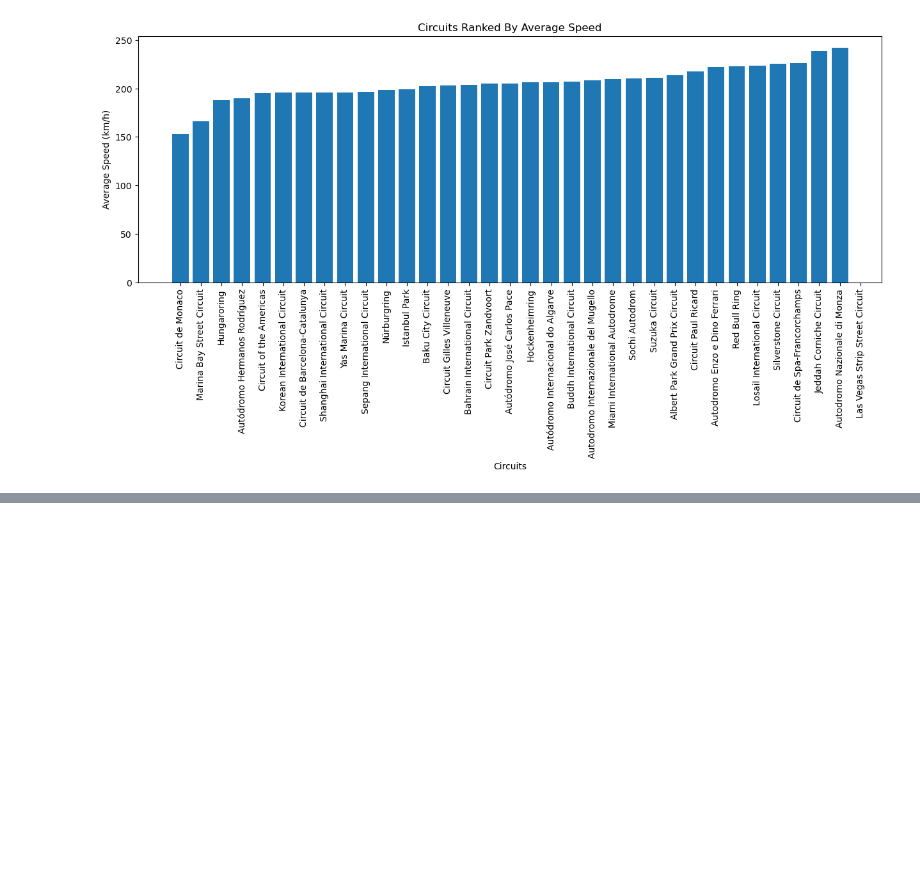
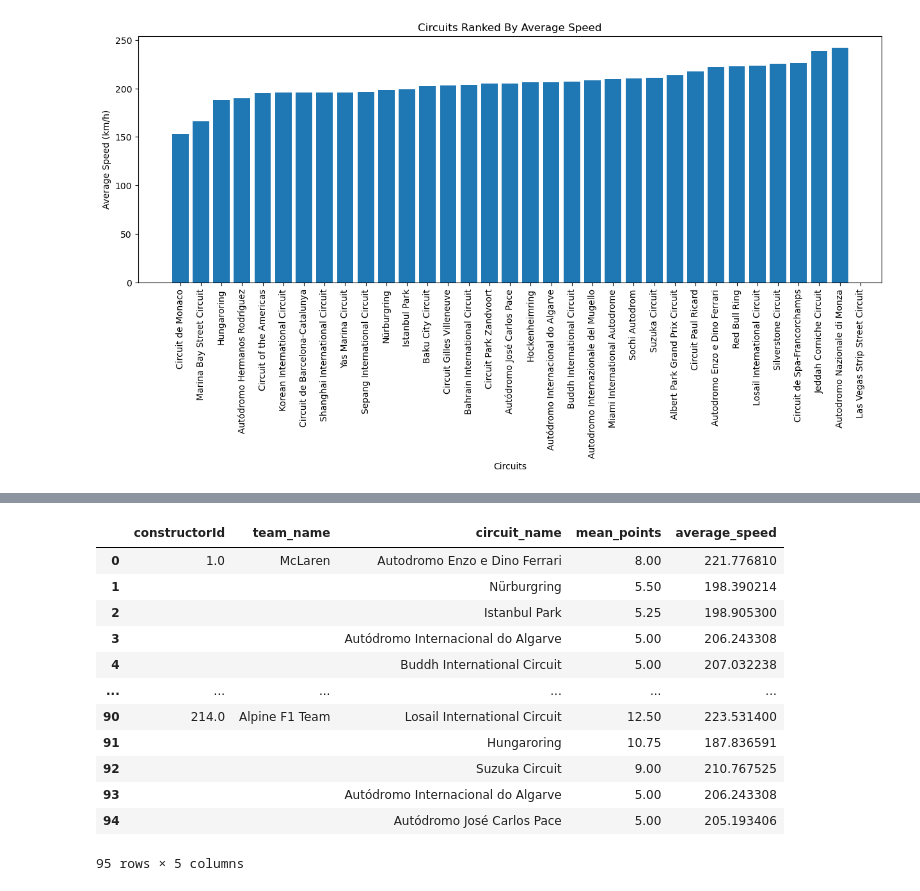
Before and after one commit to SeanB367/qtm151spring2024, a Jupyter notebook: final_project/final_project.ipynb, the cells around one changed output, grey strips where cells are left out. Cells and saved outputs as stored; diff of their text form; code cells hidden in the pictures; blank space fills up the shorter version.

```diff
--- a/final_project/final_project.ipynb
+++ b/final_project/final_project.ipynb
@@ -181,0 +362,48 @@ Text(0, 0.5, 'Average Speed (km/h)')
+# %%
+figure_3 = (master_data.groupby(['constructorId', 'circuit_name'])
+                       .agg(mean_points = ('points', 'mean'))
+                       .reset_index()
+                       .groupby('constructorId')
+                       .apply(lambda x: x.nlargest(5, 'mean_points'))
+                       .reset_index(drop=True))
+
+# Blank out repeated constructorIds for visual clarity
+figure_3['constructorId'] = figure_3['constructorId'].where(figure_3['constructorId']
+                                                            != figure_3['constructorId'].shift(), "")
+
+figure_3['constructorId'] = pd.to_numeric(figure_3['constructorId'])
+
+# Merge to add team_name based on constructorId
+figure_3 = pd.merge(figure_3,
+                    master_data[['constructorId', 'team_name']].drop_duplicates(),
+                    on = 'constructorId',
+                    how = 'left')
+
+# Merge to add turns based on circuit_name
+figure_3 = pd.merge(figure_3,
+                    master_data[['circuit_name', 'average_speed']].drop_duplicates(),
+                    on = 'circuit_name',
+                    how = 'left')
+
+# Rearrange columns to place 'team_name' next to 'constructorId'
+figure_3 = figure_3[['constructorId', 'team_name', 'circuit_name', 'mean_points', 'average_speed']]
+
+# Replace NaNs with blank strings in 'constructorId' and 'team_name'
+figure_3['constructorId'].fillna('', inplace=True)
+figure_3['team_name'].fillna('', inplace=True)
+
+figure_3
+# %% [output]
+|  | constructorId | team_name | circuit_name | mean_points | average_speed |
+| 0 | 1.0 | McLaren | Autodromo Enzo e Dino Ferrari | 8.00 | 221.776810 |
+| 1 |  |  | Nürburgring | 5.50 | 198.390214 |
+| 2 |  |  | Istanbul Park | 5.25 | 198.905300 |
+| 3 |  |  | Autódromo Internacional do Algarve | 5.00 | 206.243308 |
+| 4 |  |  | Buddh International Circuit | 5.00 | 207.032238 |
+| ... | ... | ... | ... | ... | ... |
+| 90 | 214.0 | Alpine F1 Team | Losail International Circuit | 12.50 | 223.531400 |
+| 91 |  |  | Hungaroring | 10.75 | 187.836591 |
+| 92 |  |  | Suzuka Circuit | 9.00 | 210.767525 |
+| 93 |  |  | Autódromo Internacional do Algarve | 5.00 | 206.243308 |
+| 94 |  |  | Autódromo José Carlos Pace | 5.00 | 205.193406 |
+95 rows × 5 columns
```
Also changed, not shown: parts of 16 cells of this notebook, 2 other files.
